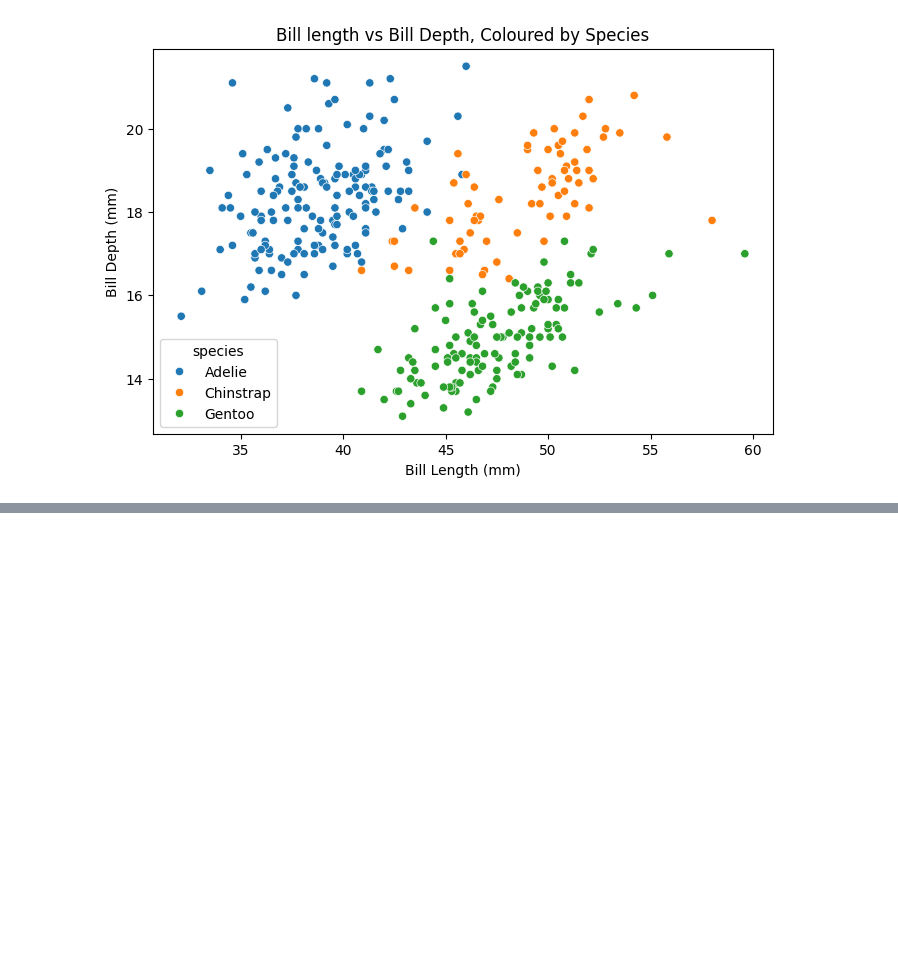
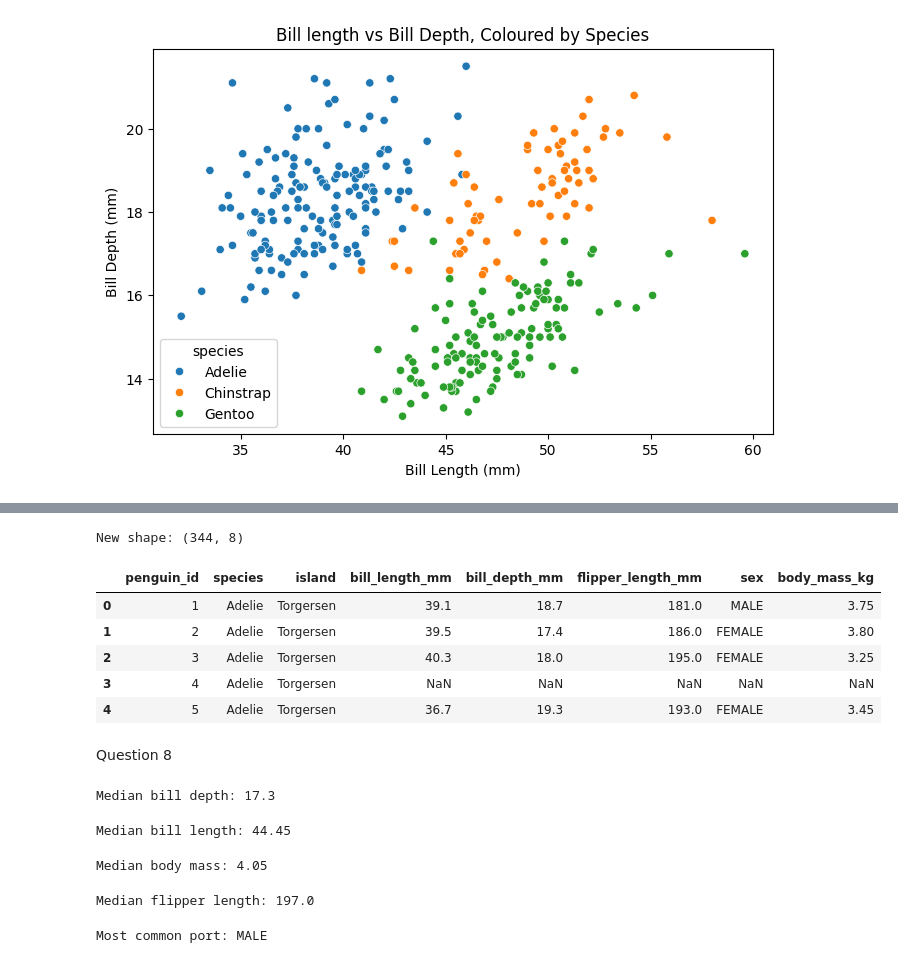
Before and after one commit to myra2004/week3, a Jupyter notebook: CSE206_Lab1_Muqaddas.ipynb, the cells around one changed output, grey strips where cells are left out. Drawn from its saved outputs; the diff is of its cells as text; code cells hidden in the pictures; blank space fills up the shorter version.

```diff
--- a/CSE206_Lab1_Muqaddas.ipynb
+++ b/CSE206_Lab1_Muqaddas.ipynb
@@ -147,0 +172,46 @@ plt.show()
+# %%
+df = df.drop(columns=["body_mass_g"])
+
+print("New shape:", df.shape)
+df.head()
+# %% [output]
+New shape: (344, 8)
+|  | penguin_id | species | island | bill_length_mm | bill_depth_mm | flipper_length_mm | sex | body_mass_kg |
+| 0 | 1 | Adelie | Torgersen | 39.1 | 18.7 | 181.0 | MALE | 3.75 |
+| 1 | 2 | Adelie | Torgersen | 39.5 | 17.4 | 186.0 | FEMALE | 3.80 |
+| 2 | 3 | Adelie | Torgersen | 40.3 | 18.0 | 195.0 | FEMALE | 3.25 |
+| 3 | 4 | Adelie | Torgersen | NaN | NaN | NaN | NaN | NaN |
+| 4 | 5 | Adelie | Torgersen | 36.7 | 19.3 | 193.0 | FEMALE | 3.45 |
+# %% [markdown]
+Question 8
+# %%
+median_bill_depth_mm = df["bill_depth_mm"].median()
+print("Median bill depth:", median_bill_depth_mm)
+df['bill_depth_mm'] = df["bill_depth_mm"].fillna(median_bill_depth_mm)
+# %% [output]
+Median bill depth: 17.3
+# %%
+median_bill_length_mm = df["bill_length_mm"].median()
+print("Median bill length:", median_bill_length_mm)
+df['bill_length_mm'] = df["bill_length_mm"].fillna(median_bill_length_mm)
+# %% [output]
+Median bill length: 44.45
+# %%
+median_body_mass_kg = df["body_mass_kg"].median()
+print("Median body mass:", median_body_mass_kg)
+df["body_mass_kg"] = df["body_mass_kg"].fillna(median_body_mass_kg)
+# %% [output]
+Median body mass: 4.05
+# %%
+median_flipper_length_mm = df["flipper_length_mm"].median()
+print("Median flipper length:", median_flipper_length_mm)
+df['flipper_length_mm'] = df["flipper_length_mm"].fillna(median_flipper_length_mm)
+# %% [output]
+Median flipper length: 197.0
+# %%
+most_common_port = df["sex"].mode()[0]
+print("Most common port:", most_common_port)
+
+df["sex"] = df["sex"].fillna(most_common_port)
+# %% [output]
+Most common port: MALE
```
Also changed, not shown: parts of 8 cells of this notebook.
